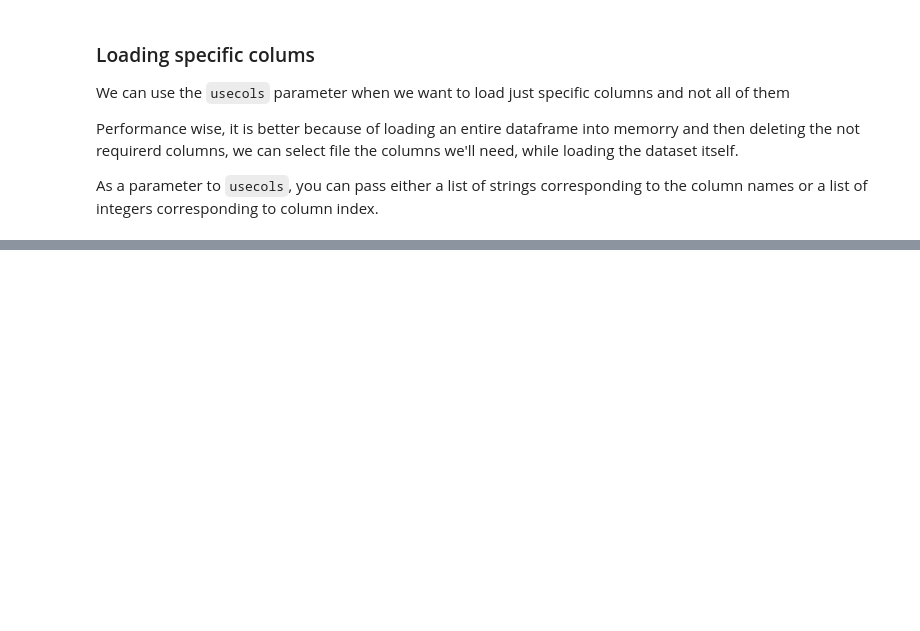
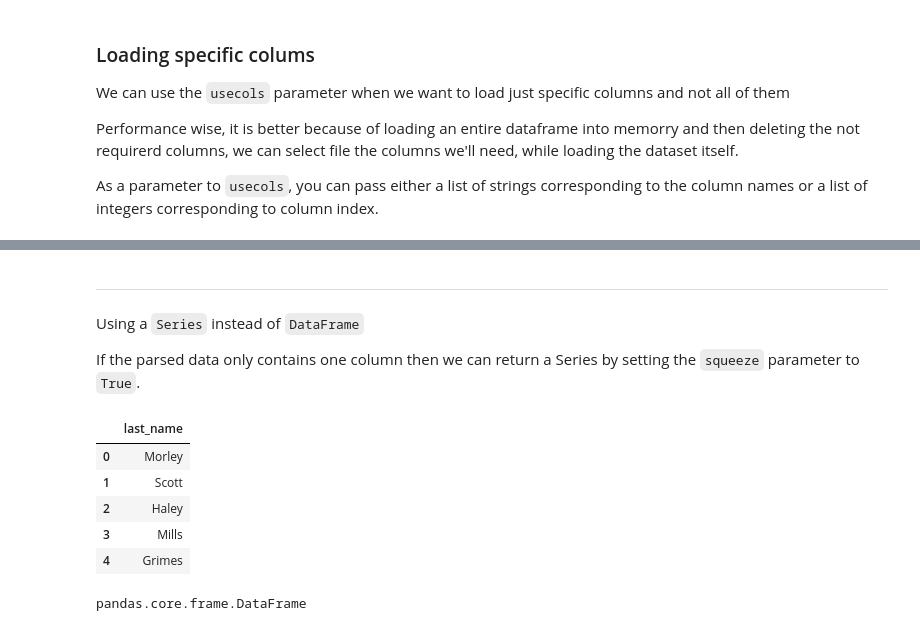
Before and after one commit to DaveHigs/ds-learning, a Jupyter notebook: ds_learning/Reading-CSV-TXT.ipynb, the cells around one changed output, grey strips where cells are left out. Saved outputs shown, nothing was run; the diff lists cells and outputs as text; code cells hidden in the pictures; blank space fills up the shorter version.

```diff
--- a/ds_learning/Reading-CSV-TXT.ipynb
+++ b/ds_learning/Reading-CSV-TXT.ipynb
@@ -640,0 +669,25 @@ As a parameter to `usecols`, you can pass either a list of strings corresponding
+# %% [markdown]
+<hr style='border:3px solid #5C6067'> </hr>
+# %% [markdown]
+Using a `Series` instead of `DataFrame`
+
+If the parsed data only contains one column then we can return a Series by setting the `squeeze` parameter to `True`.
+# %%
+exam_test_1 = pd.read_csv(
+    './data/exam_review.csv',
+    sep='>',
+    usecols=['last_name']
+)
+
+exam_test_1
+# %% [output]
+|  | last_name |
+| 0 | Morley |
+| 1 | Scott |
+| 2 | Haley |
+| 3 | Mills |
+| 4 | Grimes |
+# %%
+type(exam_test_1)
+# %% [output]
+pandas.core.frame.DataFrame
```
Also changed, not shown: parts of 16 cells of this notebook, 1 other file.
